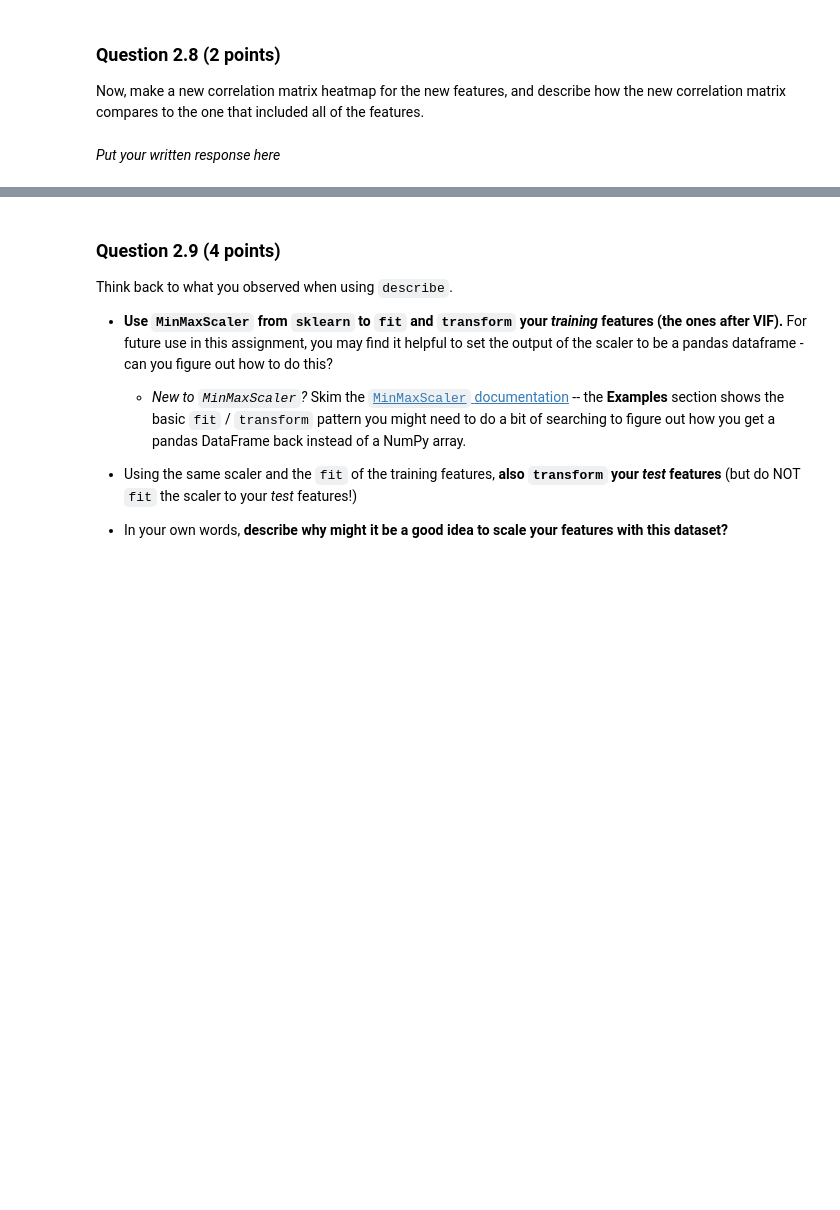
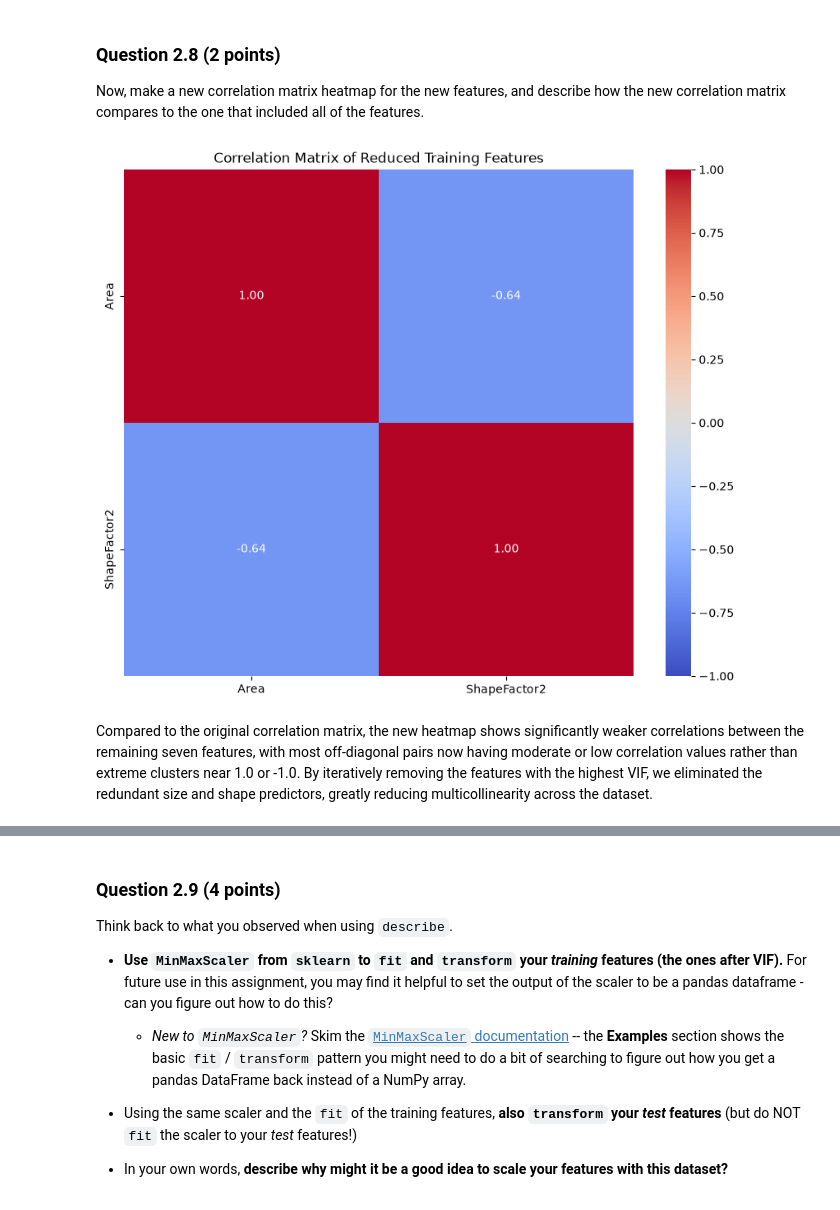
Before and after one commit to camkorson/CMSE202-f26-turnin, a Jupyter notebook: hw-04/HW-04_Classification_And_Preprocessing-STUDENT.ipynb, the cells around one changed output, grey strips where cells are left out. Drawn from its saved outputs; the diff is of its cells as text; code cells hidden in the pictures; blank space fills up the shorter version.

```diff
--- a/hw-04/HW-04_Classification_And_Preprocessing-STUDENT.ipynb
+++ b/hw-04/HW-04_Classification_And_Preprocessing-STUDENT.ipynb
@@ -196,4 +261,23 @@ This can be a tricky piece of code to write.  As always, if you use outside reso
 
 **What you should end up with:** If your VIF loop works correctly, you should be left with these **seven** features: `Eccentricity`, `ConvexArea`, `Extent`, `Solidity`, `roundness`, `ShapeFactor1`, and `ShapeFactor4`. **If you couldn't get the feature-selection code working -- _or_ you ended up with a slightly different set -- just reduce your training and test features to exactly these seven columns and move on** (removing columns directly to land on this set, without a working VIF loop, still earns 2 of the 4 points). Using this common feature set keeps the rest of the assignment consistent for everyone.
 # %%
-# put your code here
+import pandas as pd
+from statsmodels.stats.outliers_influence import variance_inflation_factor
+
+X_train_reduced = X_train.copy()
+
+for _ in range(len(X_train.columns)):
+    num_cols = len(X_train_reduced.columns)
+    vif_values = [variance_inflation_factor(X_train_reduced.values, i) for i in range(num_cols)]
+    max_vif = max(vif_values)
+
+    if max_vif < 10:
+        break
+
+    max_index = vif_values.index(max_vif)
+    col_to_drop = X_train_reduced.columns[max_index]
+    X_train_reduced = X_train_reduced.drop(columns=[col_to_drop])
+
+X_test_reduced = X_test[X_train_reduced.columns]
+
+X_train_reduced.head()
@@ -206,9 +297,19 @@ This can be a tricky piece of code to write.  As always, if you use outside reso
 ### Question 2.8 (2 points)
 Now, make a new correlation matrix heatmap for the new features, and describe how the new correlation matrix compares to the one that included all of the features.
 # %%
-# write your code here
+import matplotlib.pyplot as plt
+import seaborn as sns
+
+new_corr_matrix = X_train_reduced.corr()
+
+plt.figure(figsize=(10, 8))
+sns.heatmap(new_corr_matrix, annot=True, fmt='.2f', cmap='coolwarm', vmin=-1, vmax=1)
+plt.title('Correlation Matrix of Reduced Training Features')
+plt.show()
+# %% [output]
+[figure, added]
 # %% [markdown]
-*Put your written response here*
+Compared to the original correlation matrix, the new heatmap shows significantly weaker correlations between the remaining seven features, with most off-diagonal pairs now having moderate or low correlation values rather than extreme clusters near 1.0 or -1.0. By iteratively removing the features with the highest VIF, we eliminated the redundant size and shape predictors, greatly reducing multicollinearity across the dataset.
 # %% [markdown]
 <!-- END QUESTION -->
 <!-- DO NOT MODIFY OR DELETE THIS CELL -->
```
Also changed, not shown: parts of 14 cells of this notebook, 1 other file.
